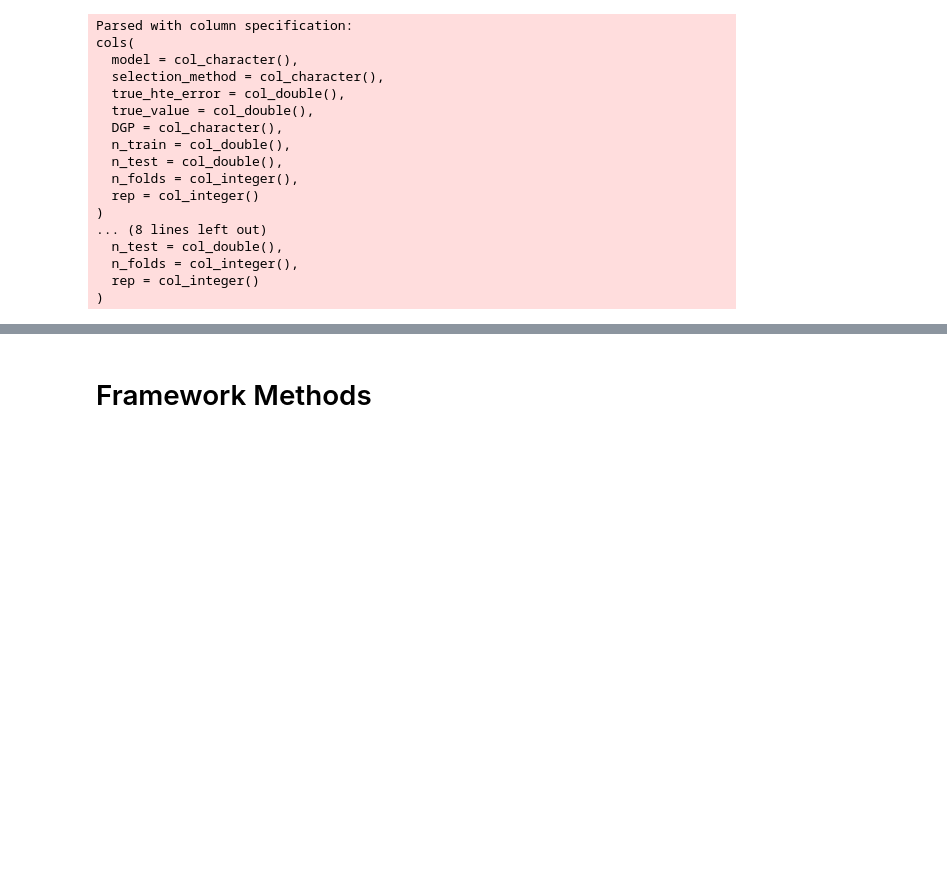
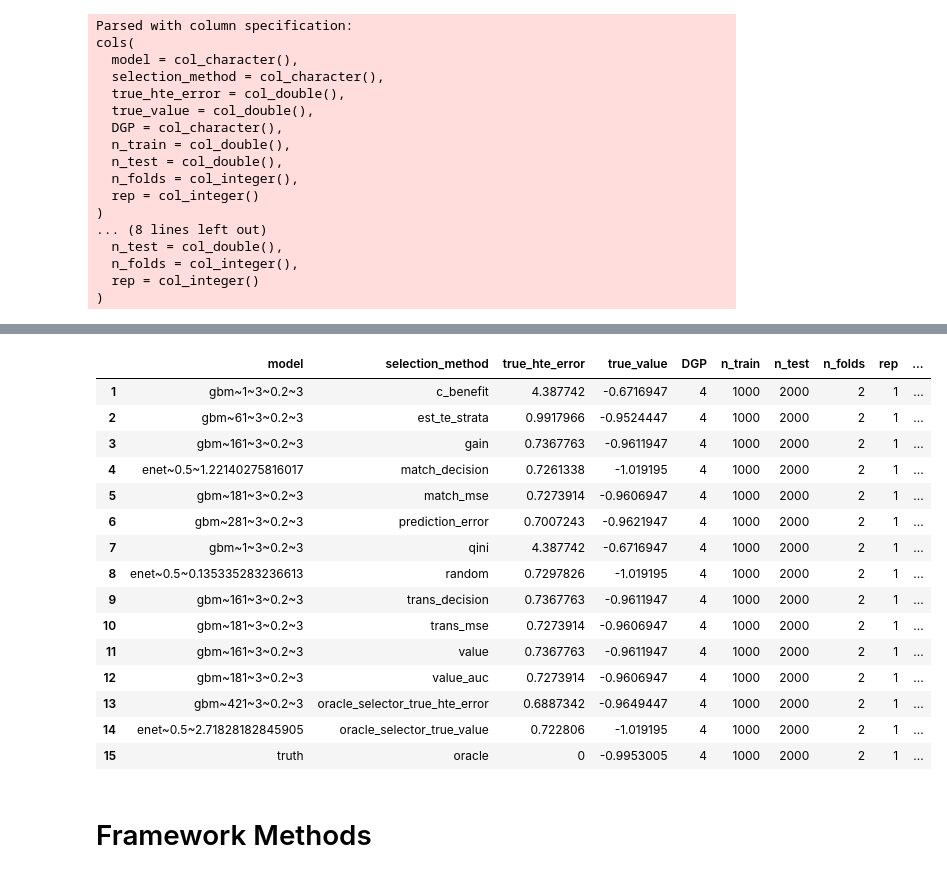
Before and after one commit to som-shahlab/ITE-model-selection, a Jupyter notebook: analyze-experiments.ipynb, the cells around one changed output, grey strips where cells are left out. Cells and saved outputs as stored; diff of their text form; code cells hidden in the pictures; blank space fills up the shorter version.

```diff
--- a/analyze-experiments.ipynb
+++ b/analyze-experiments.ipynb
@@ -108,3 +131,22 @@ rel_results = results %>%
+# %%
+rel_results %>% filter(DGP=="4", rep==1, n_folds==2, assignment=="unbiased assignment") %>% data.frame
+# %% [output]
+|  | model | selection_method | true_hte_error | true_value | DGP | n_train | n_test | n_folds | rep | ... |
+| 1 | gbm~1~3~0.2~3 | c_benefit | 4.387742 | -0.6716947 | 4 | 1000 | 2000 | 2 | 1 | ... |
+| 2 | gbm~61~3~0.2~3 | est_te_strata | 0.9917966 | -0.9524447 | 4 | 1000 | 2000 | 2 | 1 | ... |
+| 3 | gbm~161~3~0.2~3 | gain | 0.7367763 | -0.9611947 | 4 | 1000 | 2000 | 2 | 1 | ... |
+| 4 | enet~0.5~1.22140275816017 | match_decision | 0.7261338 | -1.019195 | 4 | 1000 | 2000 | 2 | 1 | ... |
+| 5 | gbm~181~3~0.2~3 | match_mse | 0.7273914 | -0.9606947 | 4 | 1000 | 2000 | 2 | 1 | ... |
+| 6 | gbm~281~3~0.2~3 | prediction_error | 0.7007243 | -0.9621947 | 4 | 1000 | 2000 | 2 | 1 | ... |
+| 7 | gbm~1~3~0.2~3 | qini | 4.387742 | -0.6716947 | 4 | 1000 | 2000 | 2 | 1 | ... |
+| 8 | enet~0.5~0.135335283236613 | random | 0.7297826 | -1.019195 | 4 | 1000 | 2000 | 2 | 1 | ... |
+| 9 | gbm~161~3~0.2~3 | trans_decision | 0.7367763 | -0.9611947 | 4 | 1000 | 2000 | 2 | 1 | ... |
+| 10 | gbm~181~3~0.2~3 | trans_mse | 0.7273914 | -0.9606947 | 4 | 1000 | 2000 | 2 | 1 | ... |
+| 11 | gbm~161~3~0.2~3 | value | 0.7367763 | -0.9611947 | 4 | 1000 | 2000 | 2 | 1 | ... |
+| 12 | gbm~181~3~0.2~3 | value_auc | 0.7273914 | -0.9606947 | 4 | 1000 | 2000 | 2 | 1 | ... |
+| 13 | gbm~421~3~0.2~3 | oracle_selector_true_hte_error | 0.6887342 | -0.9649447 | 4 | 1000 | 2000 | 2 | 1 | ... |
+| 14 | enet~0.5~2.71828182845905 | oracle_selector_true_value | 0.722806 | -1.019195 | 4 | 1000 | 2000 | 2 | 1 | ... |
+| 15 | truth | oracle | 0 | -0.9953005 | 4 | 1000 | 2000 | 2 | 1 | ... |
 # %%
 full_error_plot = function(rel_results, fills, colors, methods) {
     rel_results %>%
```
Also changed, not shown: parts of 16 cells of this notebook, 2 other files.
